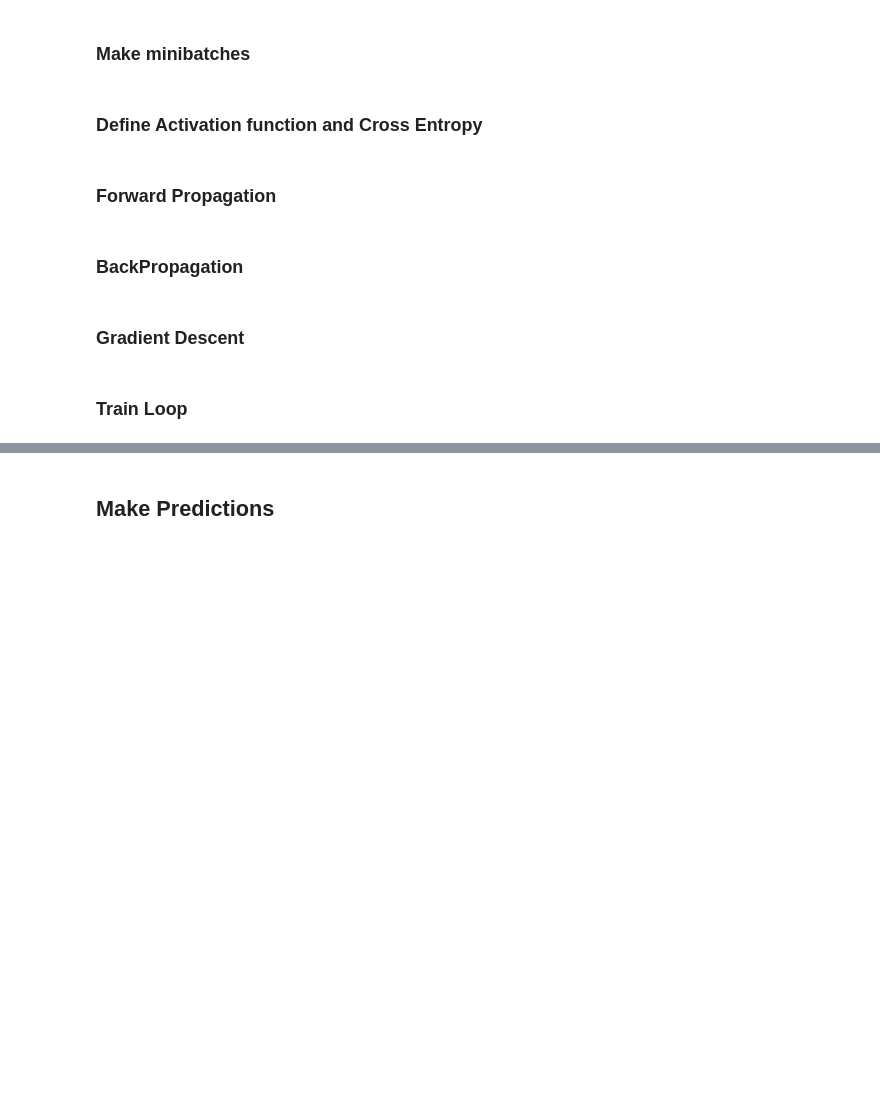
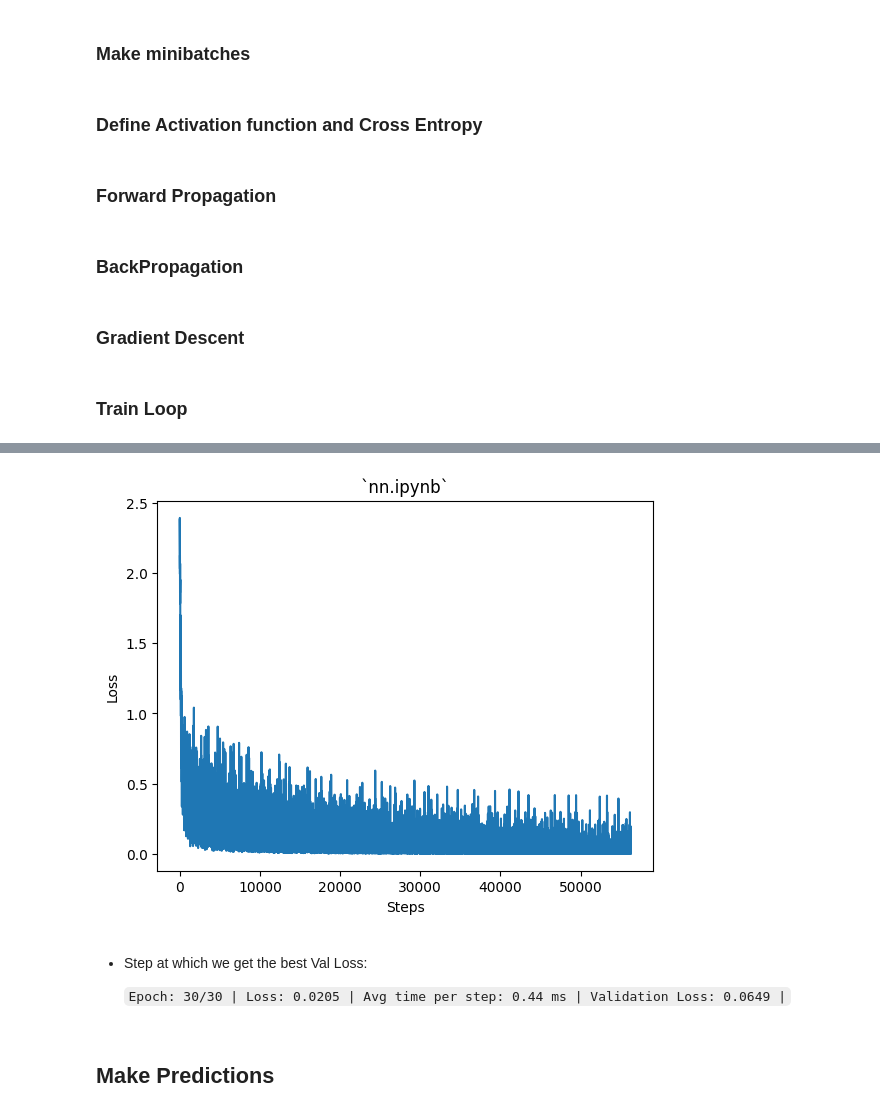
Before and after one commit to VachanVY/NeuroForge, a Jupyter notebook: nn.ipynb, the cells around one changed output, grey strips where cells are left out. Cells and saved outputs as stored; diff of their text form; code cells hidden in the pictures; blank space fills up the shorter version.

```diff
--- a/nn.ipynb
+++ b/nn.ipynb
@@ -122,7 +122,7 @@ def CrossEntropy(y_true, y_proba, mode="forward"):
 # %% [markdown]
 ### Forward Propagation
 # %%
-def forwardprop(x, y=None, params=[]): # [784, 512, 128, 10]
+def forwardprop(x, y=None, params=[], **kwargs): # [784, 512, 128, 10]
     """ returns `loss(x, y)`, `y_proba`, `params`, `activations` """
     w1, b1, w2, b2, w3, b3 = params
 
@@ -220,7 +220,6 @@ def train_loop(
         batch_size = 32,
         val_interval = 2
     ):
-    # gradients = [] # takes up lot of memory
     X_train, y_train = train_ds
     XB_train, yB_train = batch(X_train, y_train, batch_size); m_B = XB_train.shape[0]
     X_val, y_val = val_ds
@@ -229,10 +228,12 @@ def train_loop(
     params = initialize_params(size=[784, 512, 128, 10])
 
     # For loop for epochs and steps
+    plotlosses = []
     for epoch in range(epochs):
         print(f"Epoch: {epoch+1}/{epochs}", end=" | ")
         losses = 0
         XB_train, yB_train = shuffle(XB_train, yB_train)
+        t0 = time.time()
         for step in range(m_B):
             # Get batch
             X_batch, y_batch = XB_train[step], yB_train[step]
@@ -240,14 +241,18 @@ def train_loop(
             loss, y_proba, params, activations = forwardprop(X_batch, y_batch, params); losses += loss
             # Backward pass
             grads = backprop(X_batch, y_batch, y_proba, params, activations)
-            #; gradients.append(grads) takes lot of memory, thought of making gif of grads over the course of training
             # Update params
             params = update_params(lr, params, grads)
-            # Compute metrics
-            y_pred = torch.argmax(y_proba, axis=-1)
-        print(f"Loss: {losses/m_B}", end=" | ")
-        print(f"Validation Loss: {forwardprop(X_val, y_val, params)[0]} |" if (epoch%val_interval==0 or epoch==epochs-1) else "")
+            # list of losses for plotting
+            plotlosses.append(loss.cpu().item())
+        # time
+        t1 = time.time()
+        dt = t1-t0; t0 = t1
+        print(f"Loss: {(losses/m_B):.4f}", end=f" | Avg time per step: {(dt*1000/m_B):.2f} ms | ")
+        print(f"Validation Loss: {forwardprop(X_val, y_val, params)[0]:.4f} |" if (epoch%val_interval==0 or epoch==epochs-1) else "")
 
-    print(f"Train Accuracy: {get_accuracy(y_train, forwardprop(X_train, y_train, params)[1])} |")
-    print(f"Validation Accuracy: {get_accuracy(y_val, forwardprop(X_val, y_val, params)[1])} |")
-    return params#, gradients
+    train_metrics = forwardprop(X_train, y_train, params)
+    val_metrics = forwardprop(X_val, y_val, params)
+    print(f"Train Accuracy:      {get_accuracy(y_train, train_metrics[1]):.4f} | Train Loss: {train_metrics[0]:.4f} |")
+    print(f"Validation Accuracy: {get_accuracy(y_val, val_metrics[1]):.4f} | Validation Loss: {val_metrics[0]:.4f} |")
+    return params, plotlosses
@@ -267,0 +259,8 @@ Validation Accuracy: 0.9660000205039978 |
+# %%
+params, losses = train_loop(0.01, 30, [X_train, y_train], [X_val, y_val], val_interval=1) # 36s on my cpu
+plt.plot(losses)
+plt.xlabel("Steps")
+plt.ylabel("Loss")
+plt.title("`nn.ipynb`")
+plt.show()
+# %% [output]
@@ -268,3 +284,8 @@ Validation Accuracy: 0.9660000205039978 |
+[figure, added]
+# %% [markdown]
+* Step at which we get the best Val Loss:
+
+  `Epoch: 30/30 | Loss: 0.0205 | Avg time per step: 0.44 ms | Validation Loss: 0.0649 |`
 # %% [markdown]
 ## Make Predictions
 # %%
```
Also changed, not shown: parts of 6 cells of this notebook, 43 other files.
